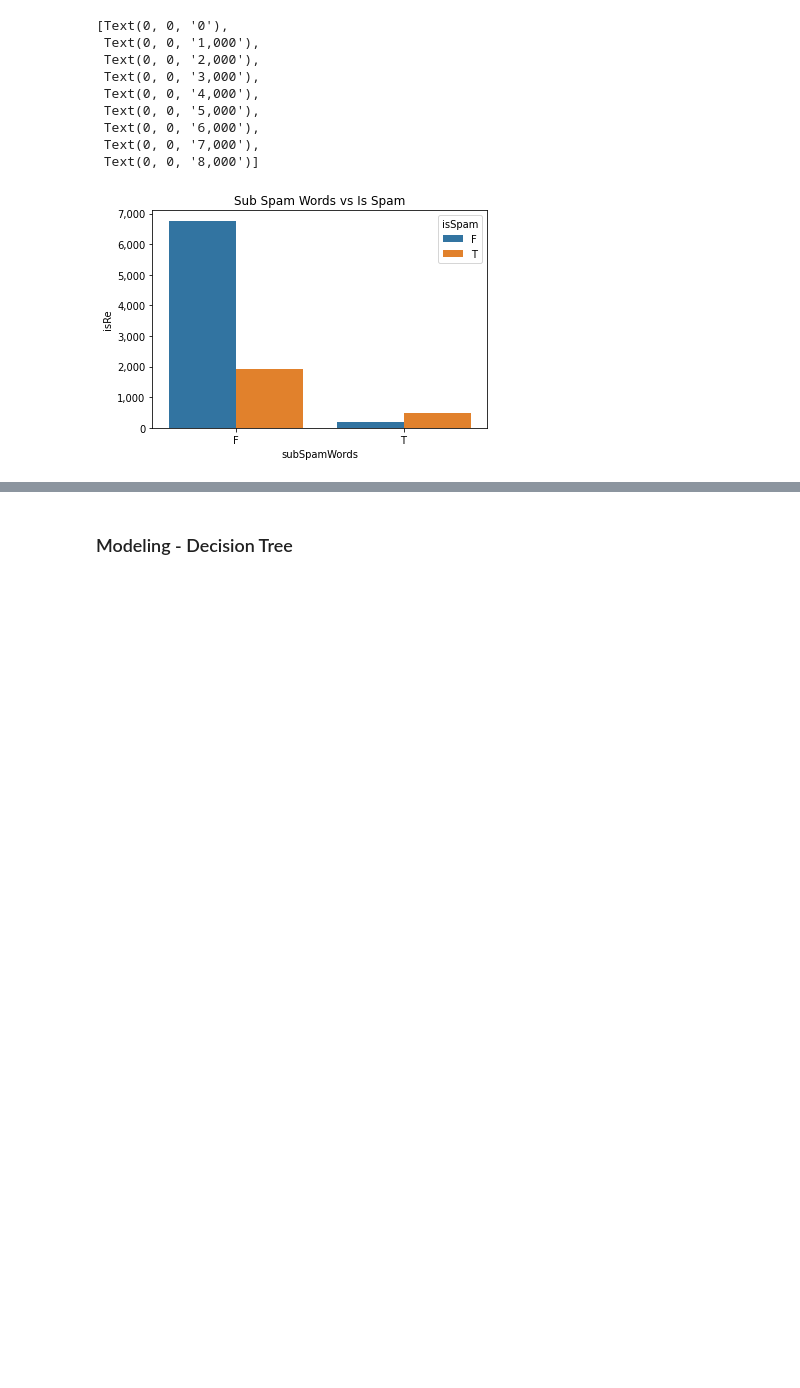
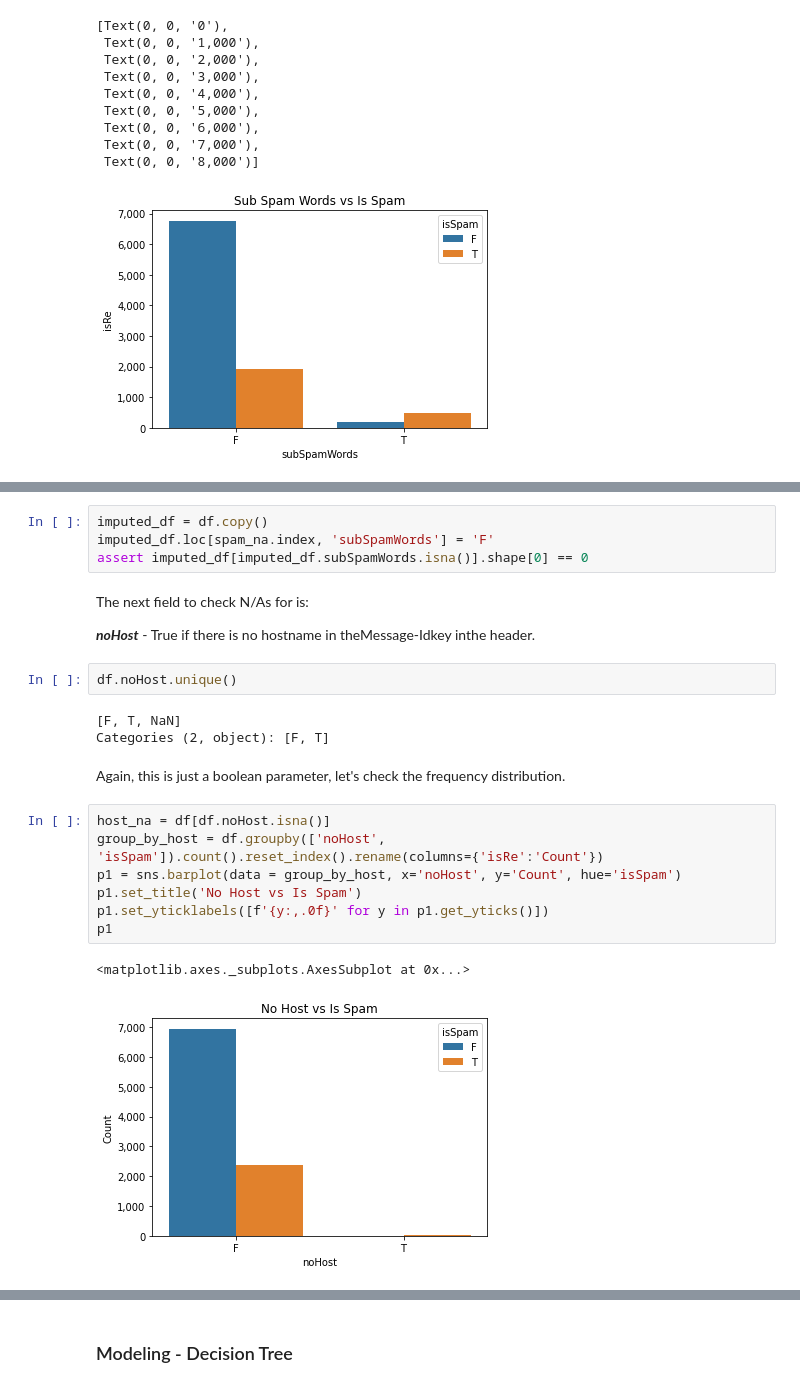
Before and after one commit to sterlingbeason/MSDS-7333-QTW, a Jupyter notebook: Case_Study_3/notebook_final_ER.ipynb, the cells around one changed output, grey strips where cells are left out. Cells and saved outputs as stored; diff of their text form; blank space fills up the shorter version.

```diff
--- a/Case_Study_3/notebook_final_ER.ipynb
+++ b/Case_Study_3/notebook_final_ER.ipynb
@@ -151,0 +209,25 @@ p1.set_yticklabels(y_ticklabels)
+# %%
+imputed_df = df.copy()
+imputed_df.loc[spam_na.index, 'subSpamWords'] = 'F'
+assert imputed_df[imputed_df.subSpamWords.isna()].shape[0] == 0
+# %% [markdown]
+The next field to check N/As for is:
+
+***noHost*** - True if there is no hostname in theMessage-Idkey inthe header.
+# %%
+df.noHost.unique()
+# %% [output]
+[F, T, NaN]
+Categories (2, object): [F, T]
+# %% [markdown]
+Again, this is just a boolean parameter, let's check the frequency distribution.
+# %%
+host_na = df[df.noHost.isna()]
+group_by_host = df.groupby(['noHost', 'isSpam']).count().reset_index().rename(columns={'isRe':'Count'})
+p1 = sns.barplot(data = group_by_host, x='noHost', y='Count', hue='isSpam')
+p1.set_title('No Host vs Is Spam')
+p1.set_yticklabels([f'{y:,.0f}' for y in p1.get_yticks()])
+p1
+# %% [output]
+<matplotlib.axes._subplots.AxesSubplot at 0x...>
+[figure, added]
```
Also changed, not shown: parts of 36 cells of this notebook, 1 other file.
